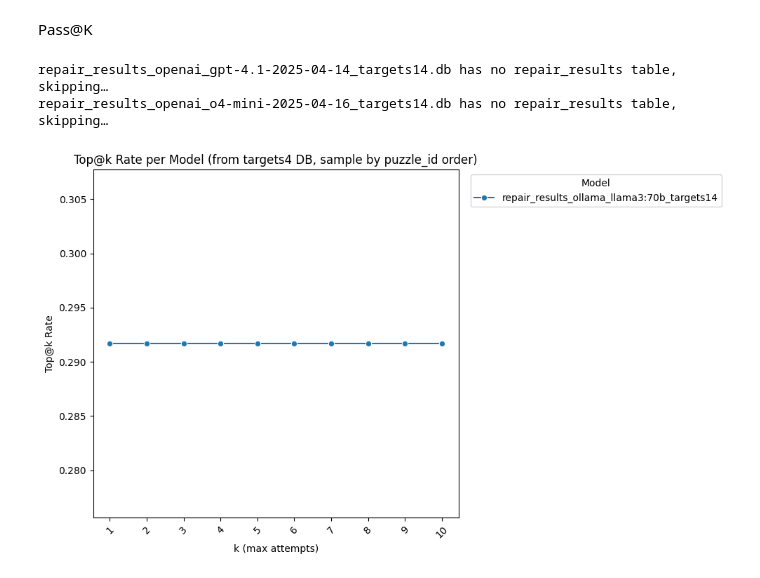
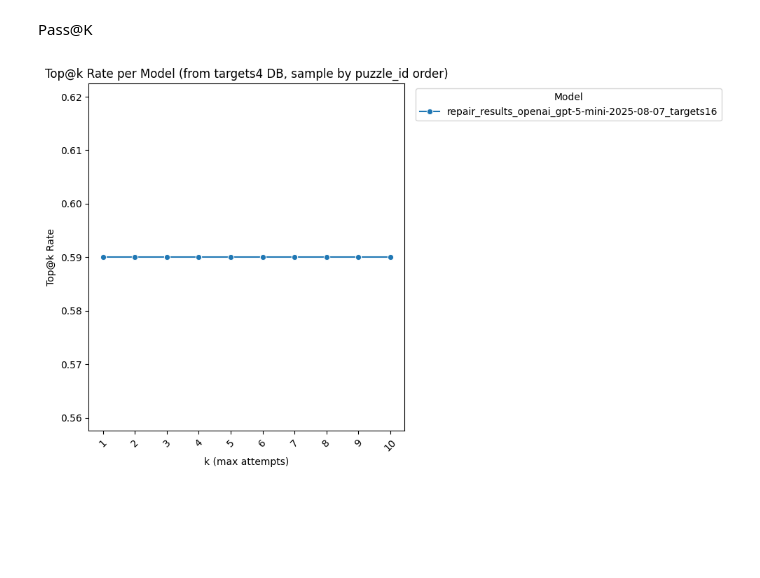
Before and after one commit to Jacksadventure/Grammar_bench, a Jupyter notebook: repair_results_analysis.ipynb, the cells around one changed output. Drawn from its saved outputs; the diff is of its cells as text; code cells hidden in the pictures; blank space fills up the shorter version.

```diff
--- a/repair_results_analysis.ipynb
+++ b/repair_results_analysis.ipynb
@@ -16,8 +16,7 @@ database_version = "14"
 target_db = f'targets{database_version}.db'
 # %%
 sources_dbs = [
-            "repair_results_openai_gpt-5-nano-2025-08-07_targets14.db",
-            "repair_results_ollama_llama3:70b_targets14.db"
+            "repair_results_openai_gpt-5-mini-2025-08-07_targets16.db",
             ]
 # %%
 import sqlite3
@@ -190,9 +188,7 @@ import seaborn as sns
 import os
 
 db_paths = [
-"repair_results_ollama_llama3:70b_targets14.db",
-            "repair_results_openai_gpt-4.1-2025-04-14_targets14.db",
-            "repair_results_openai_o4-mini-2025-04-16_targets14.db"
+    "repair_results_openai_gpt-5-mini-2025-08-07_targets16.db"
 ]
 ks = list(range(1, 11))
 records = []
@@ -217,36 +213,34 @@ for db_path in db_paths:
 
     # Read required columns
     cols = "puzzle_id, correct" + (", sample" if has_sample else "")
     df = pd.read_sql(f"SELECT {cols} FROM repair_results", conn)
     conn.close()
 
     # If no sample column, assign sample numbers by puzzle_id occurrence order
     if not has_sample:
         df['sample'] = df.groupby('puzzle_id').cumcount() + 1
 
     total = df['puzzle_id'].nunique()
     for k in ks:
         df_k = df[df['sample'] <= k]
         # For each puzzle_id, if any of the first k attempts correcteded it, count as passed
         passed = df_k.groupby('puzzle_id')['correct'].max().sum()
         rate = passed / total
         records.append({"model": model, "k": k, "rate": rate})
 
 df_pass_k = pd.DataFrame(records)
 
 plt.figure(figsize=(10, 6))
 sns.lineplot(data=df_pass_k, x='k', y='rate', hue='model', marker='o')
 plt.xticks(ks, rotation=45)
 plt.xlabel('k (max attempts)')
 plt.ylabel('Top@k Rate')
 plt.title('Top@k Rate per Model (from targets4 DB, sample by puzzle_id order)')
 plt.legend(title='Model', bbox_to_anchor=(1.02, 1), loc='upper left')
 plt.tight_layout()
 plt.show()
 # %% [output]
-repair_results_openai_gpt-4.1-2025-04-14_targets14.db has no repair_results table, skipping…
-repair_results_openai_o4-mini-2025-04-16_targets14.db has no repair_results table, skipping…
-[figure, old version]
+[figure, new version]
 # %%
 # token pass@K
 import os
```
Also changed, not shown: parts of 6 cells of this notebook, 22 other files.
